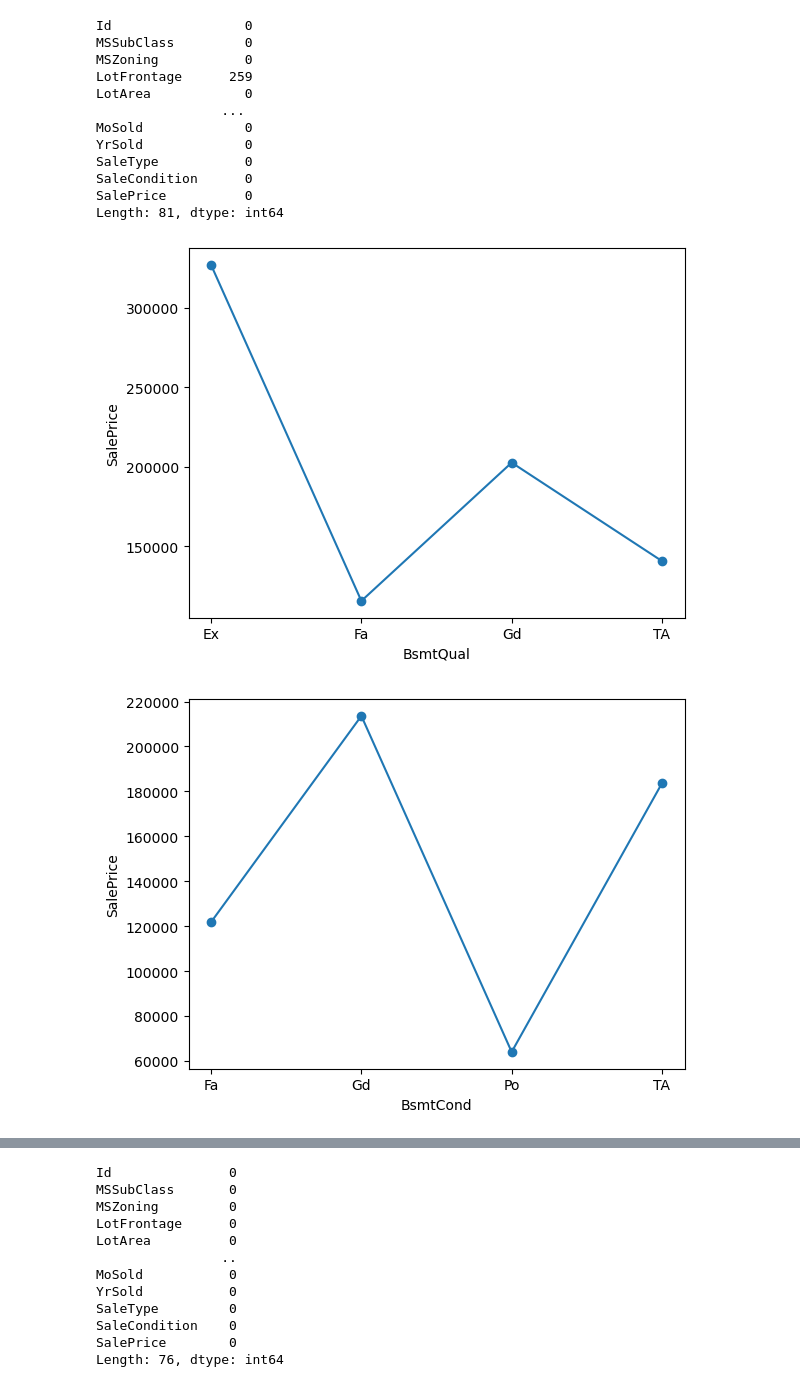
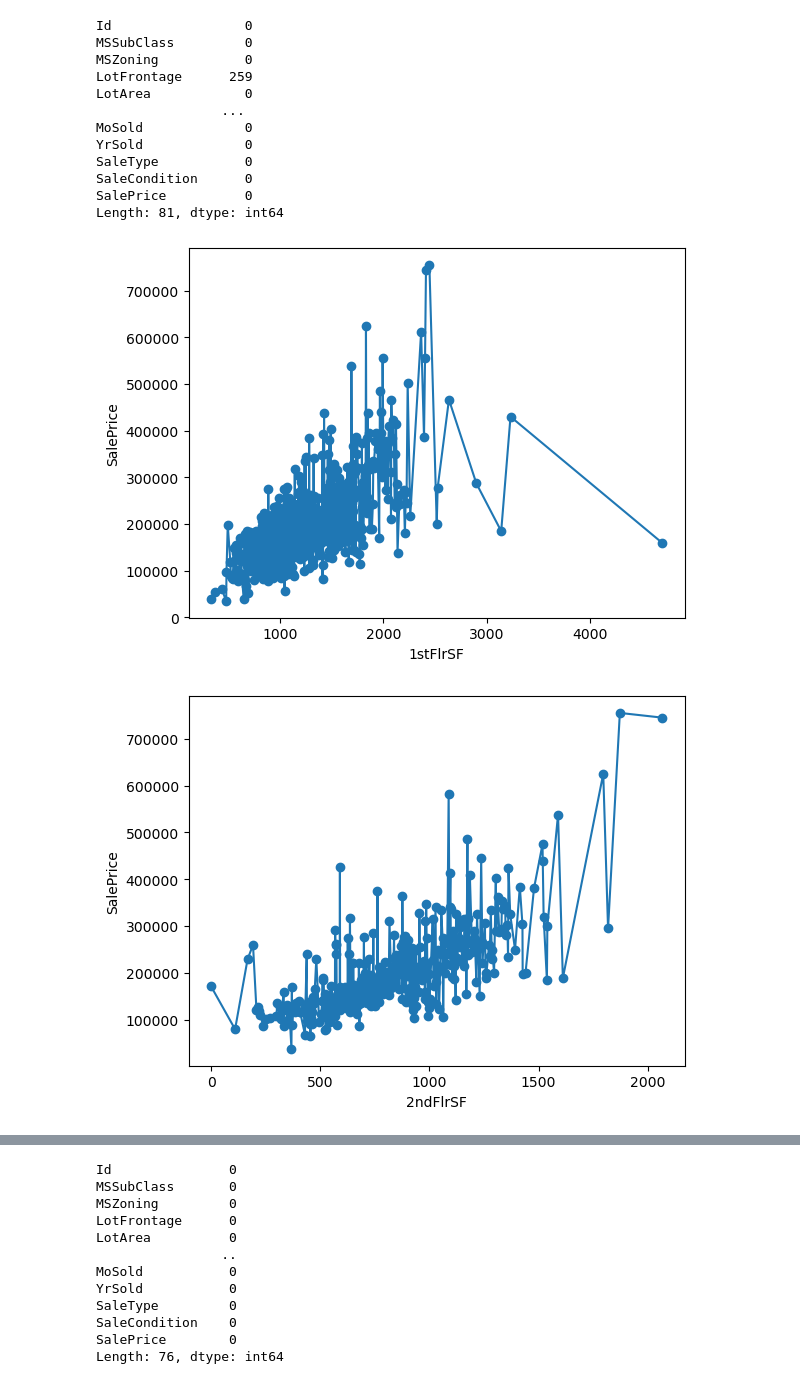
Before and after one commit to Glebbot/House-Pricing, a Jupyter notebook: pricing.ipynb, the cells around one changed output, grey strips where cells are left out. Drawn from its saved outputs; the diff is of its cells as text; code cells hidden in the pictures.

```diff
--- a/pricing.ipynb
+++ b/pricing.ipynb
@@ -81,21 +135,21 @@ SaleCondition      0
 SalePrice          0
 Length: 81, dtype: int64
 # %%
-params = ['BsmtQual','BsmtCond','MasVnrArea']
+params = ['1stFlrSF','2ndFlrSF','MasVnrArea']
 for param in params:
     class_price = data.groupby(param)[['SalePrice']].mean()
     param_values = class_price.index.values
     saleprice_values = class_price['SalePrice'].values
     plt.plot(param_values, saleprice_values, 'o-')
 
     # Добавьте название осей
     plt.xlabel(param)
     plt.ylabel('SalePrice')
 
     # Показатьграфик
     plt.show()
 # %% [output]
-[figure, old version]
+[figure, new version]
-[figure, old version]
+[figure, new version]
 [figure]
 # %%
```
Also changed, not shown: parts of 18 cells of this notebook.
